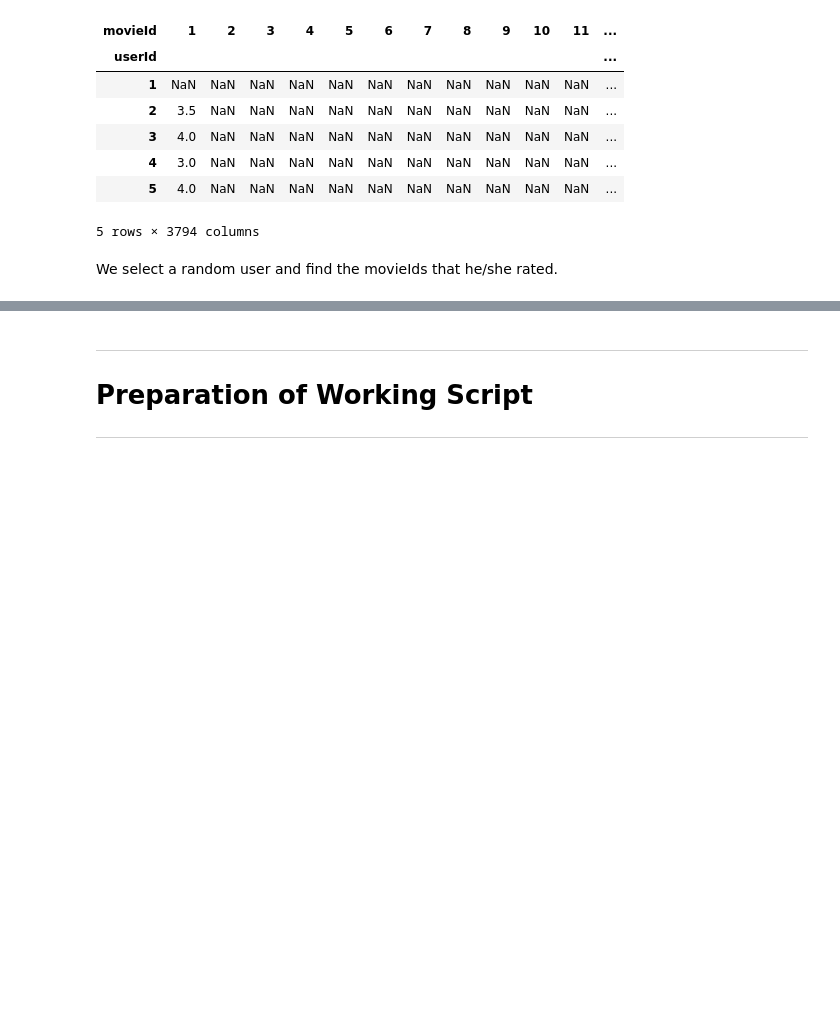
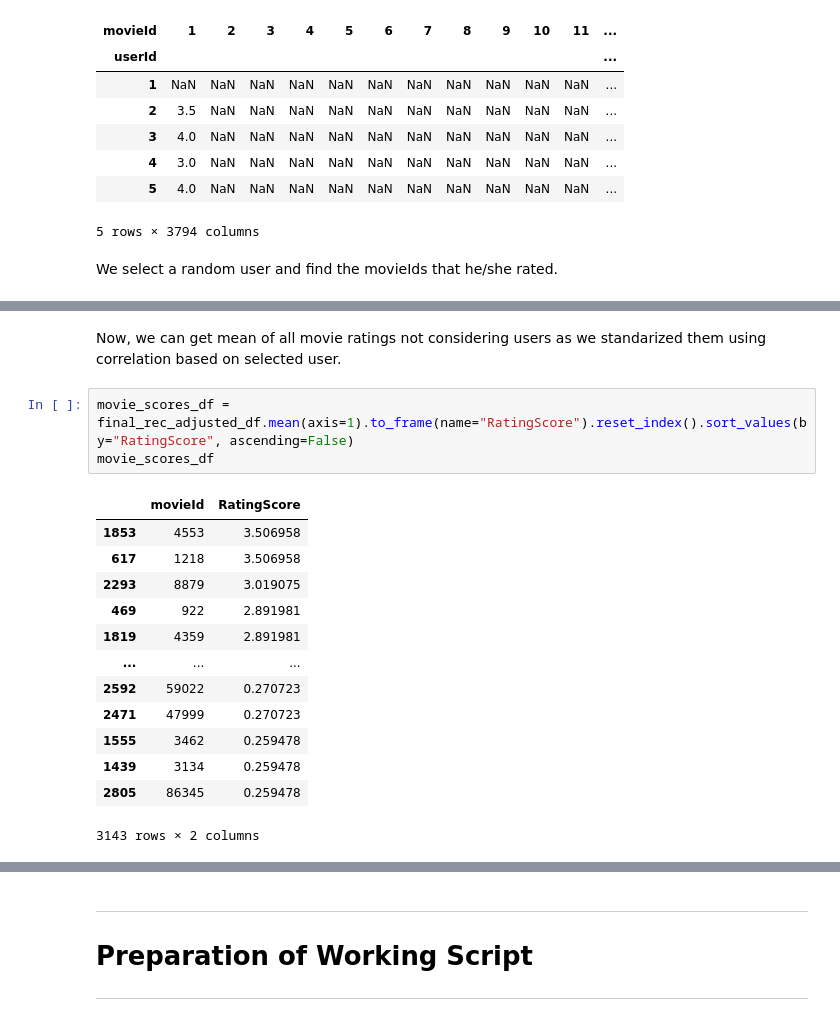
Before and after one commit to eray-yuztyurk/Content-Based-Movie-Recommendation, a Jupyter notebook: collaborative-filtering-movie-recommendation.ipynb, the cells around one changed output, grey strips where cells are left out. Drawn from its saved outputs; the diff is of its cells as text; blank space fills up the shorter version.

```diff
--- a/collaborative-filtering-movie-recommendation.ipynb
+++ b/collaborative-filtering-movie-recommendation.ipynb
@@ -478,0 +526,19 @@ final_rec_df
+# %% [markdown]
+Now, we can get mean of all movie ratings not considering users as we standarized them using correlation based on selected user.
+# %%
+movie_scores_df = final_rec_adjusted_df.mean(axis=1).to_frame(name="RatingScore").reset_index().sort_values(by="RatingScore", ascending=False)
+movie_scores_df
+# %% [output]
+|  | movieId | RatingScore |
+| 1853 | 4553 | 3.506958 |
+| 617 | 1218 | 3.506958 |
+| 2293 | 8879 | 3.019075 |
+| 469 | 922 | 2.891981 |
+| 1819 | 4359 | 2.891981 |
+| ... | ... | ... |
+| 2592 | 59022 | 0.270723 |
+| 2471 | 47999 | 0.270723 |
+| 1555 | 3462 | 0.259478 |
+| 1439 | 3134 | 0.259478 |
+| 2805 | 86345 | 0.259478 |
+3143 rows × 2 columns
```
Also changed, not shown: parts of 25 cells of this notebook.
